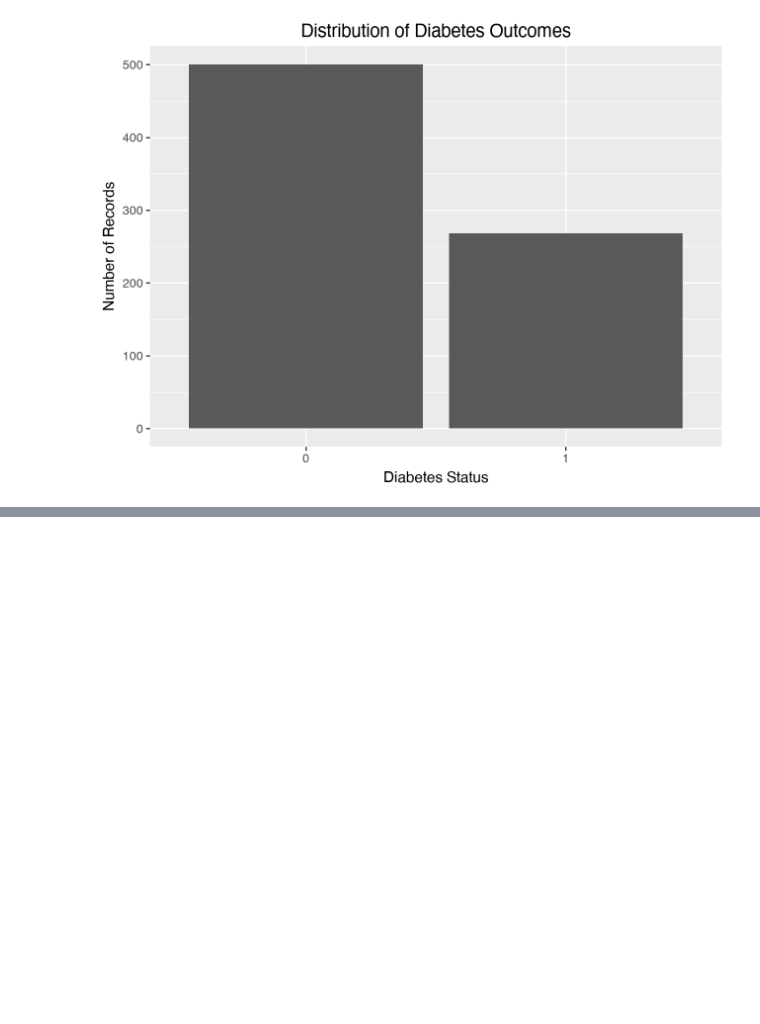
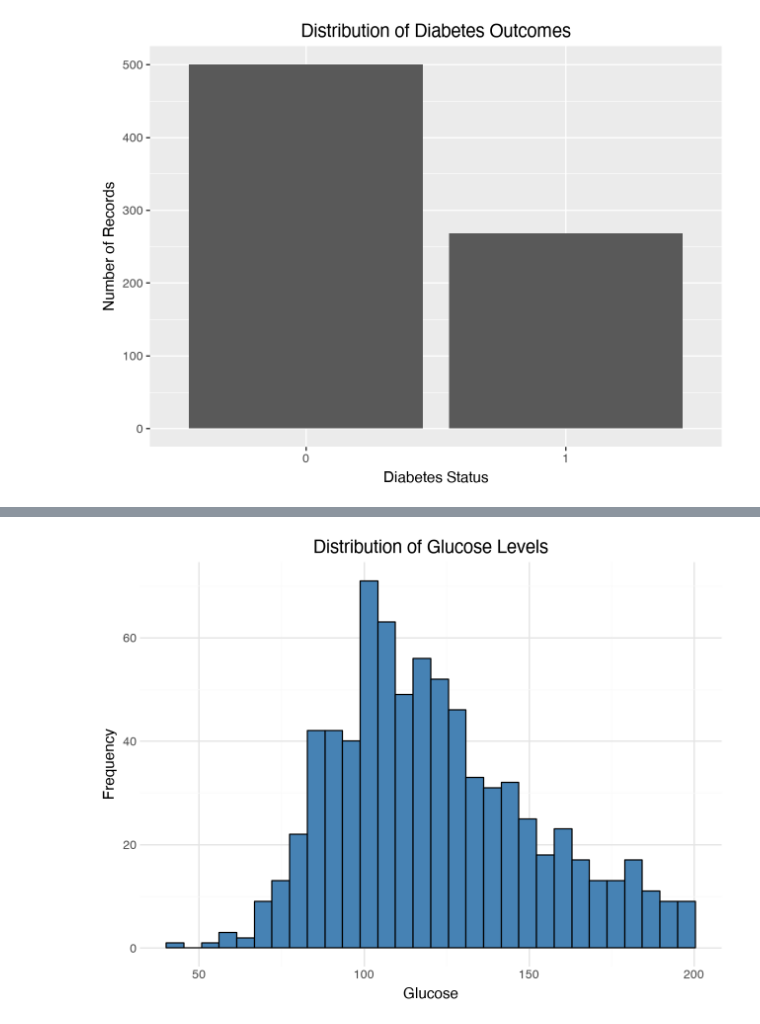
Before and after one commit to cchung3231/CPSC-483-Project, a Jupyter notebook: exploratory_analysis.ipynb, the cells around one changed output, grey strips where cells are left out. Drawn from its saved outputs; the diff is of its cells as text; code cells hidden in the pictures; blank space fills up the shorter version.

Commit message:
implemented Feature Distribution Analysis section in exploratory analysis in ipynvb

```diff
--- a/exploratory_analysis.ipynb
+++ b/exploratory_analysis.ipynb
@@ -163,0 +189,27 @@ Based on the bar graph, there are 500 observations that do not have diabetes (65
+# %%
+#Prepares the dataset for exploratory data analysis (EDA) by replacing medically invalid zero values with NaN
+df_eda = df.copy()
+
+medical_columns = [
+    "Glucose",
+    "BP",
+    "Skin",
+    "Insulin",
+    "BMI"
+]
+
+df_eda[medical_columns] = (
+    df_eda[medical_columns].replace(0, np.nan)
+)
+# %%
+# Returns a histogram of the "Glucose" column in the dataset, showing the distribution of glucose levels
+ggplot(df_eda, aes(x="Glucose")) + \
+    geom_histogram(bins=30, fill="steelblue", color="black") + \
+    labs(
+        title="Distribution of Glucose Levels",
+        x="Glucose",
+        y="Frequency"
+    ) + \
+    theme_minimal()
+# %% [output]
+[figure, added]
```
Also changed, not shown: parts of 8 cells of this notebook.
